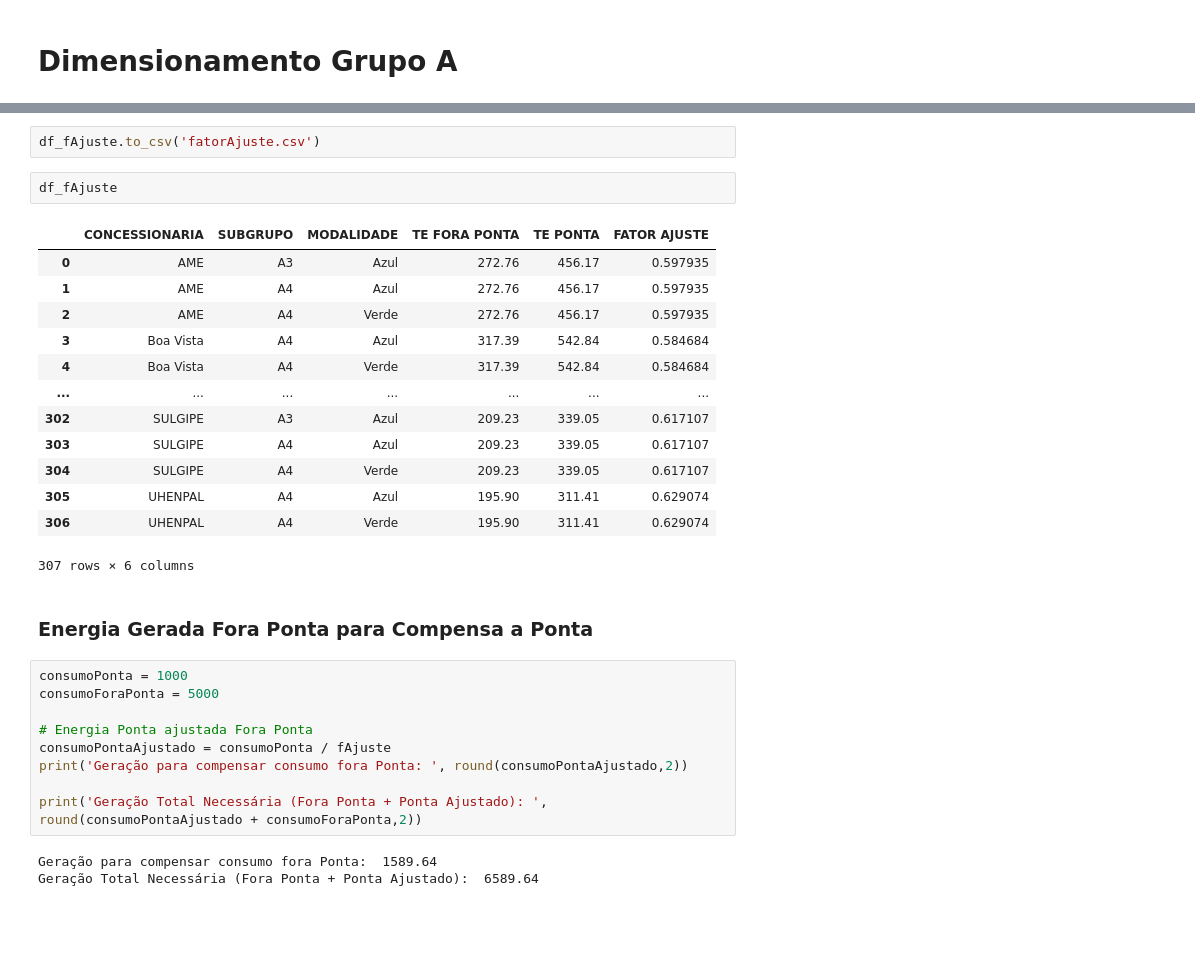
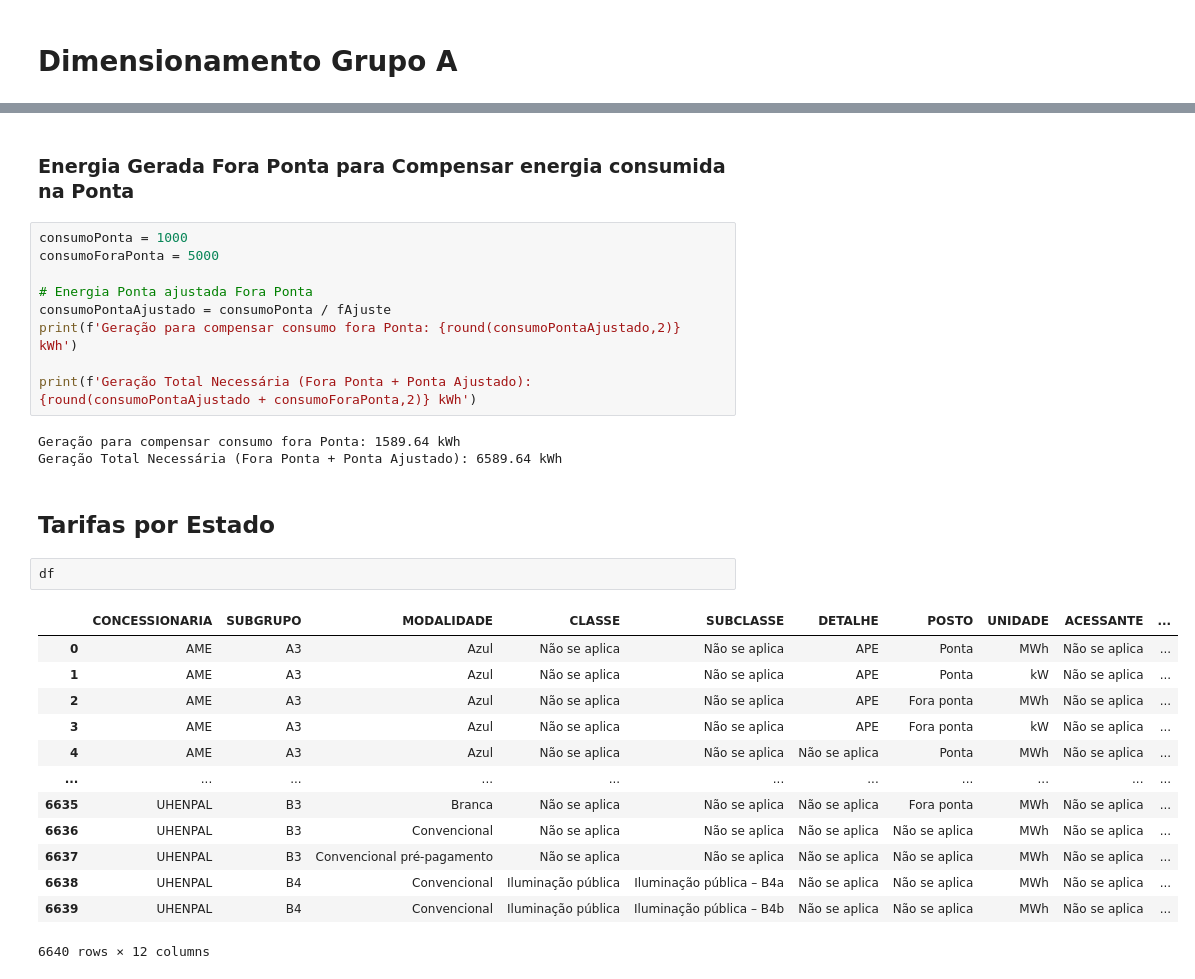
Before and after one commit to iagomachadoeng/WebScrapping_Tarifas_Aneel, a Jupyter notebook: analise_dados.ipynb, the cells around one changed output, grey strips where cells are left out. Drawn from its saved outputs; the diff is of its cells as text; blank space fills up the shorter version.

```diff
--- a/analise_dados.ipynb
+++ b/analise_dados.ipynb
@@ -139,32 +115,32 @@ for concessionaria in concessionarias:
-# %%
-df_fAjuste.to_csv('fatorAjuste.csv')
-# %%
-df_fAjuste
-# %% [output]
-|  | CONCESSIONARIA | SUBGRUPO | MODALIDADE | TE FORA PONTA | TE PONTA | FATOR AJUSTE |
-| 0 | AME | A3 | Azul | 272.76 | 456.17 | 0.597935 |
-| 1 | AME | A4 | Azul | 272.76 | 456.17 | 0.597935 |
-| 2 | AME | A4 | Verde | 272.76 | 456.17 | 0.597935 |
-| 3 | Boa Vista | A4 | Azul | 317.39 | 542.84 | 0.584684 |
-| 4 | Boa Vista | A4 | Verde | 317.39 | 542.84 | 0.584684 |
-| ... | ... | ... | ... | ... | ... | ... |
-| 302 | SULGIPE | A3 | Azul | 209.23 | 339.05 | 0.617107 |
-| 303 | SULGIPE | A4 | Azul | 209.23 | 339.05 | 0.617107 |
-| 304 | SULGIPE | A4 | Verde | 209.23 | 339.05 | 0.617107 |
-| 305 | UHENPAL | A4 | Azul | 195.90 | 311.41 | 0.629074 |
-| 306 | UHENPAL | A4 | Verde | 195.90 | 311.41 | 0.629074 |
-307 rows × 6 columns
 # %% [markdown]
-### Energia Gerada Fora Ponta para Compensa a Ponta
+### Energia Gerada Fora Ponta para Compensar energia consumida na Ponta
 # %%
 consumoPonta = 1000
 consumoForaPonta = 5000
 
 # Energia Ponta ajustada Fora Ponta
 consumoPontaAjustado = consumoPonta / fAjuste
-print('Geração para compensar consumo fora Ponta: ', round(consumoPontaAjustado,2))
+print(f'Geração para compensar consumo fora Ponta: {round(consumoPontaAjustado,2)} kWh')
 
-print('Geração Total Necessária (Fora Ponta + Ponta Ajustado): ', round(consumoPontaAjustado + consumoForaPonta,2))
+print(f'Geração Total Necessária (Fora Ponta + Ponta Ajustado): {round(consumoPontaAjustado + consumoForaPonta,2)} kWh')
 # %% [output]
-Geração para compensar consumo fora Ponta:  1589.64
-Geração Total Necessária (Fora Ponta + Ponta Ajustado):  6589.64
+Geração para compensar consumo fora Ponta: 1589.64 kWh
+Geração Total Necessária (Fora Ponta + Ponta Ajustado): 6589.64 kWh
+# %% [markdown]
+## Tarifas por Estado
+# %%
+df
+# %% [output]
+|  | CONCESSIONARIA | SUBGRUPO | MODALIDADE | CLASSE | SUBCLASSE | DETALHE | POSTO | UNIDADE | ACESSANTE | ... |
+| 0 | AME | A3 | Azul | Não se aplica | Não se aplica | APE | Ponta | MWh | Não se aplica | ... |
+| 1 | AME | A3 | Azul | Não se aplica | Não se aplica | APE | Ponta | kW | Não se aplica | ... |
+| 2 | AME | A3 | Azul | Não se aplica | Não se aplica | APE | Fora ponta | MWh | Não se aplica | ... |
+| 3 | AME | A3 | Azul | Não se aplica | Não se aplica | APE | Fora ponta | kW | Não se aplica | ... |
+| 4 | AME | A3 | Azul | Não se aplica | Não se aplica | Não se aplica | Ponta | MWh | Não se aplica | ... |
+| ... | ... | ... | ... | ... | ... | ... | ... | ... | ... | ... |
+| 6635 | UHENPAL | B3 | Branca | Não se aplica | Não se aplica | Não se aplica | Fora ponta | MWh | Não se aplica | ... |
+| 6636 | UHENPAL | B3 | Convencional | Não se aplica | Não se aplica | Não se aplica | Não se aplica | MWh | Não se aplica | ... |
+| 6637 | UHENPAL | B3 | Convencional pré-pagamento | Não se aplica | Não se aplica | Não se aplica | Não se aplica | MWh | Não se aplica | ... |
+| 6638 | UHENPAL | B4 | Convencional | Iluminação pública | Iluminação pública – B4a | Não se aplica | Não se aplica | MWh | Não se aplica | ... |
+| 6639 | UHENPAL | B4 | Convencional | Iluminação pública | Iluminação pública – B4b | Não se aplica | Não se aplica | MWh | Não se aplica | ... |
+6640 rows × 12 columns
```
Also changed, not shown: parts of 11 cells of this notebook.
